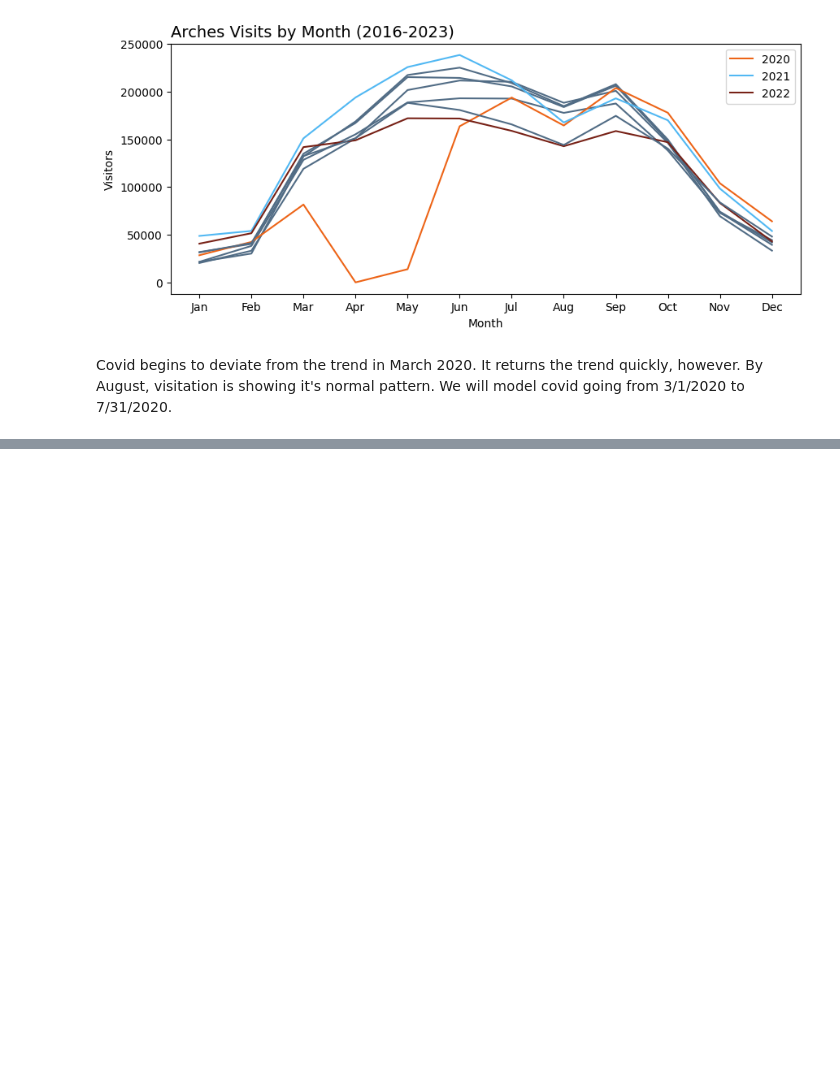
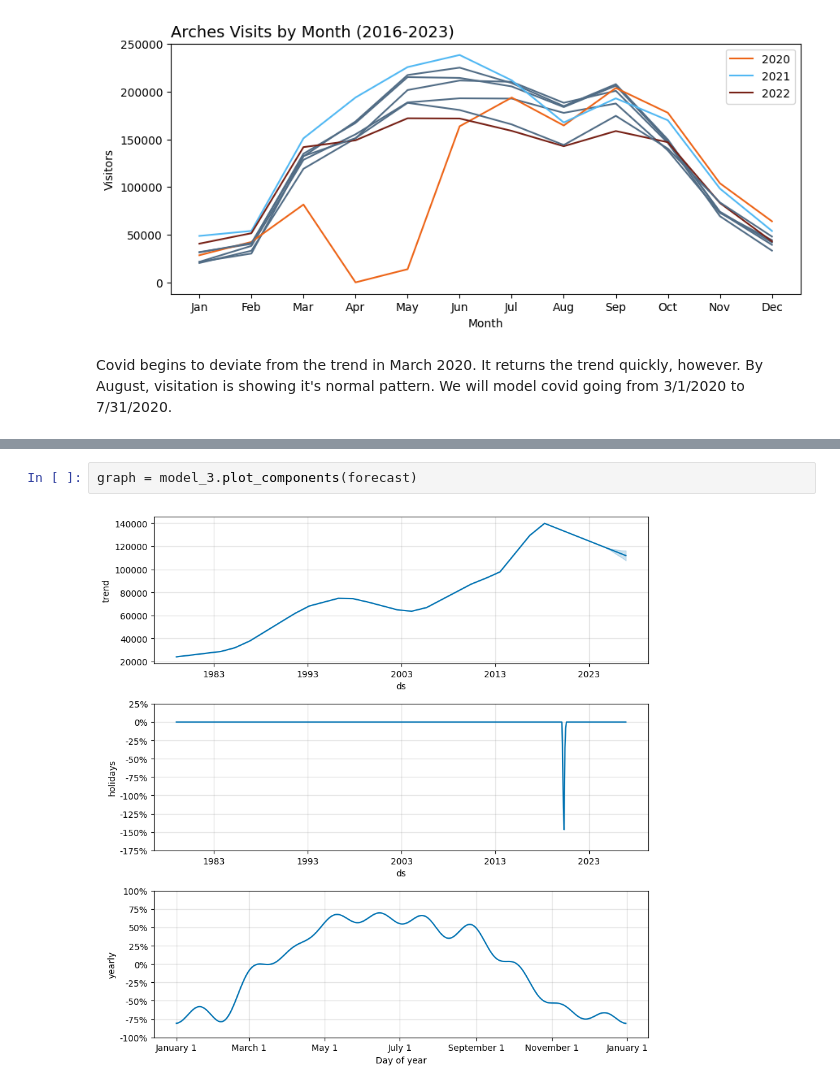
Before and after one commit to rgbuckley/utah_nps_visitation, a Jupyter notebook: Prophet.ipynb, the cells around one changed output, grey strips where cells are left out. Drawn from its saved outputs; the diff is of its cells as text; blank space fills up the shorter version.

```diff
--- a/Prophet.ipynb
+++ b/Prophet.ipynb
@@ -823,0 +869,4 @@ Covid begins to deviate from the trend in March 2020. It returns the trend quick
+# %%
+graph = model_3.plot_components(forecast)
+# %% [output]
+[figure, added]
```
Also changed, not shown: parts of 29 cells of this notebook.
